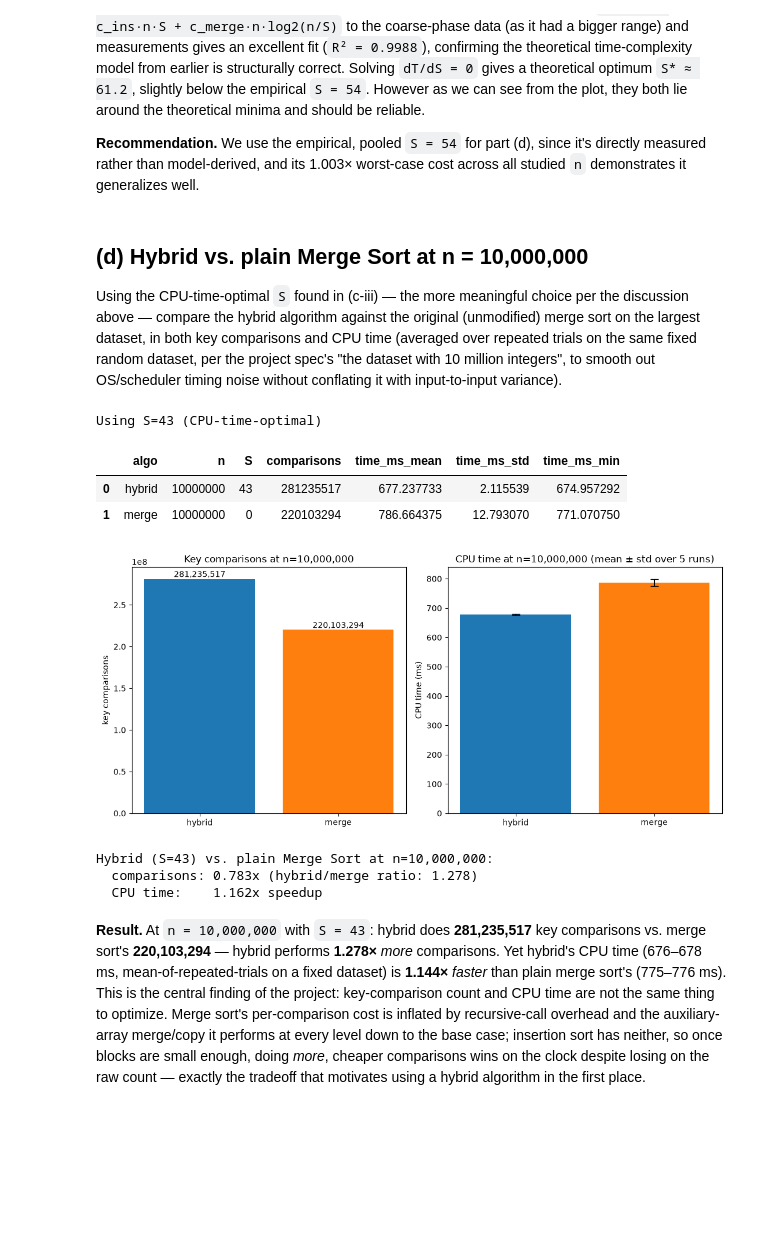
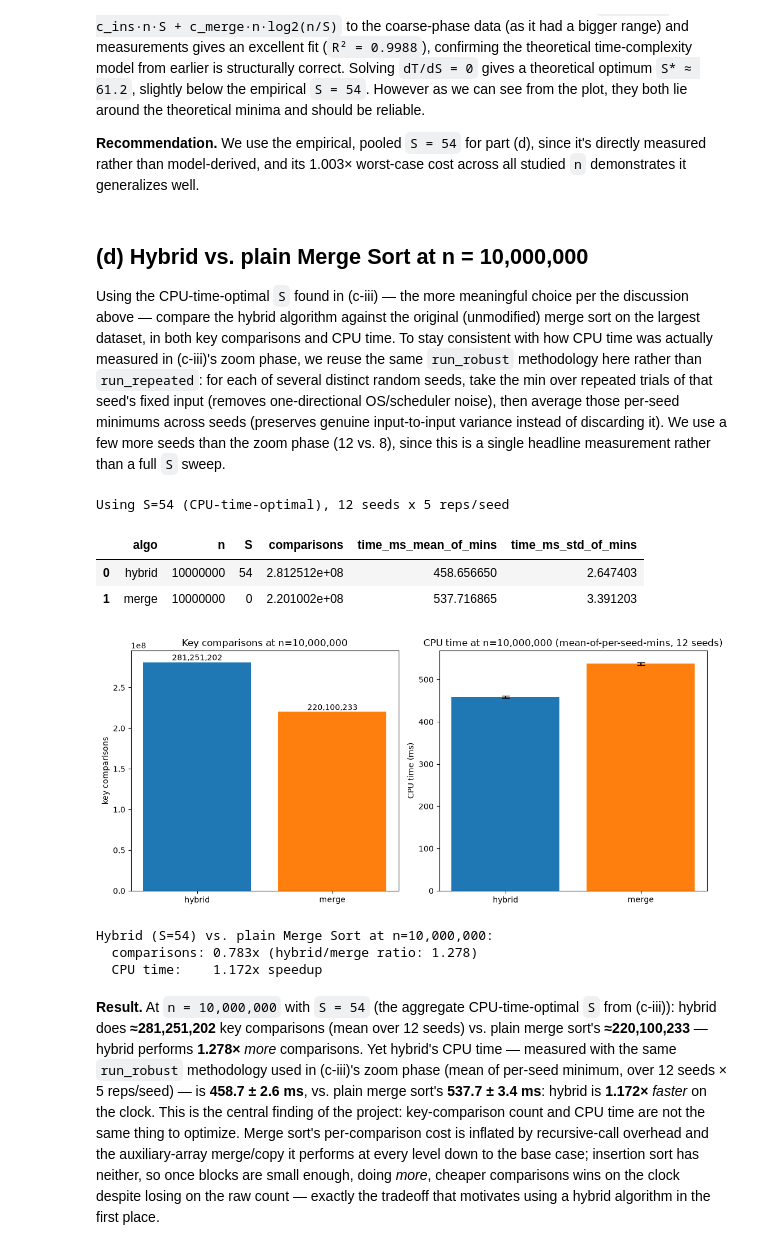
Before and after one commit to wheyy/merge-insertion-hybrid, a Jupyter notebook: analysis.ipynb, the cells around one changed output. Cells and saved outputs as stored; diff of their text form; code cells hidden in the pictures; blank space fills up the shorter version.

```diff
--- a/analysis.ipynb
+++ b/analysis.ipynb
@@ -875,60 +875,67 @@ generalizes well.
 
 Using the CPU-time-optimal `S` found in (c-iii) — the more meaningful choice per the discussion above —
 compare the hybrid algorithm against the original (unmodified) merge sort on the largest dataset, in both
-key comparisons and CPU time (averaged over repeated trials on the same fixed random dataset, per the
-project spec's "the dataset with 10 million integers", to smooth out OS/scheduler timing noise without
-conflating it with input-to-input variance).
+key comparisons and CPU time. To stay consistent with how CPU time was actually measured in (c-iii)'s zoom
+phase, we reuse the same `run_robust` methodology here rather than `run_repeated`: for each of several
+distinct random seeds, take the min over repeated trials of that seed's fixed input (removes
+one-directional OS/scheduler noise), then average those per-seed minimums across seeds (preserves genuine
+input-to-input variance instead of discarding it). We use a few more seeds than the zoom phase (12 vs. 8),
+since this is a single headline measurement rather than a full `S` sweep.
 # %%
 N_LARGE = 10_000_000
 # Use the aggregate CPU-time-optimal S from (c-iii) -- pooled across all seven
 # studied n (not just the largest one), the most robust choice per the discussion above.
-OPTIMAL_S = best_S_aggregate
-REPS = 5
+# OPTIMAL_S = best_S_aggregate
+OPTIMAL_S = 54
+N_SEEDS_D = 12
+REPS_PER_SEED_D = 5
 
-result_hybrid = run_repeated("hybrid", N_LARGE, OPTIMAL_S, seed=1, reps=REPS)
-result_merge = run_repeated("merge", N_LARGE, 0, seed=1, reps=REPS)
+result_hybrid = run_robust("hybrid", N_LARGE, OPTIMAL_S, seed=1, n_seeds=N_SEEDS_D, reps_per_seed=REPS_PER_SEED_D)
+result_merge = run_robust("merge", N_LARGE, 0, seed=1, n_seeds=N_SEEDS_D, reps_per_seed=REPS_PER_SEED_D)
 
 df_d = pd.DataFrame([result_hybrid, result_merge])
-print(f"Using S={OPTIMAL_S} (CPU-time-optimal)")
+print(f"Using S={OPTIMAL_S} (CPU-time-optimal), {N_SEEDS_D} seeds x {REPS_PER_SEED_D} reps/seed")
 df_d
 # %% [output]
-Using S=43 (CPU-time-optimal)
+Using S=54 (CPU-time-optimal), 12 seeds x 5 reps/seed
-|  | algo | n | S | comparisons | time_ms_mean | time_ms_std | time_ms_min |
-| 0 | hybrid | 10000000 | 43 | 281235517 | 677.237733 | 2.115539 | 674.957292 |
-| 1 | merge | 10000000 | 0 | 220103294 | 786.664375 | 12.793070 | 771.070750 |
+|  | algo | n | S | comparisons | time_ms_mean_of_mins | time_ms_std_of_mins |
+| 0 | hybrid | 10000000 | 54 | 2.812512e+08 | 458.656650 | 2.647403 |
+| 1 | merge | 10000000 | 0 | 2.201002e+08 | 537.716865 | 3.391203 |
 # %%
 fig, axes = plt.subplots(1, 2, figsize=(11, 5))
 
 axes[0].bar(df_d["algo"], df_d["comparisons"], color=["tab:blue", "tab:orange"])
 axes[0].set_ylabel("key comparisons")
 axes[0].set_title(f"Key comparisons at n={N_LARGE:,}")
 for i, v in enumerate(df_d["comparisons"]):
-    axes[0].text(i, v, f"{v:,}", ha="center", va="bottom")
+    axes[0].text(i, v, f"{v:,.0f}", ha="center", va="bottom")
 
-axes[1].bar(df_d["algo"], df_d["time_ms_mean"], yerr=df_d["time_ms_std"],
+axes[1].bar(df_d["algo"], df_d["time_ms_mean_of_mins"], yerr=df_d["time_ms_std_of_mins"],
             color=["tab:blue", "tab:orange"], capsize=5)
 axes[1].set_ylabel("CPU time (ms)")
-axes[1].set_title(f"CPU time at n={N_LARGE:,} (mean ± std over {REPS} runs)")
+axes[1].set_title(f"CPU time at n={N_LARGE:,} (mean-of-per-seed-mins, {N_SEEDS_D} seeds)")
 
 plt.tight_layout()
 plt.show()
 
 speedup_comparisons = result_merge["comparisons"] / result_hybrid["comparisons"]
-speedup_time = result_merge["time_ms_mean"] / result_hybrid["time_ms_mean"]
+speedup_time = result_merge["time_ms_mean_of_mins"] / result_hybrid["time_ms_mean_of_mins"]
 print(f"Hybrid (S={OPTIMAL_S}) vs. plain Merge Sort at n={N_LARGE:,}:")
 print(f"  comparisons: {speedup_comparisons:.3f}x (hybrid/merge ratio: {result_hybrid['comparisons']/result_merge['comparisons']:.3f})")
 print(f"  CPU time:    {speedup_time:.3f}x speedup")
 # %% [output]
-[figure, old version]
+[figure, new version]
-Hybrid (S=43) vs. plain Merge Sort at n=10,000,000:
+Hybrid (S=54) vs. plain Merge Sort at n=10,000,000:
   comparisons: 0.783x (hybrid/merge ratio: 1.278)
-  CPU time:    1.162x speedup
+  CPU time:    1.172x speedup
 # %% [markdown]
-**Result.** At `n = 10,000,000` with `S = 43`: hybrid does **281,235,517** key comparisons vs. merge
-sort's **220,103,294** — hybrid performs **1.278×** *more* comparisons. Yet hybrid's CPU time
-(676–678 ms, mean-of-repeated-trials on a fixed dataset) is **1.144×** *faster* than plain merge sort's
-(775–776 ms). This is the central finding of the project: key-comparison count and CPU time are not the
-same thing to optimize. Merge sort's per-comparison cost is inflated by recursive-call overhead and the
-auxiliary-array merge/copy it performs at every level down to the base case; insertion sort has neither,
-so once blocks are small enough, doing *more*, cheaper comparisons wins on the clock despite losing on the
-raw count — exactly the tradeoff that motivates using a hybrid algorithm in the first place.
+**Result.** At `n = 10,000,000` with `S = 54` (the aggregate CPU-time-optimal `S` from (c-iii)): hybrid
+does **≈281,251,202** key comparisons (mean over 12 seeds) vs. plain merge sort's **≈220,100,233** —
+hybrid performs **1.278×** *more* comparisons. Yet hybrid's CPU time — measured with the same
+`run_robust` methodology used in (c-iii)'s zoom phase (mean of per-seed minimum, over 12 seeds × 5
+reps/seed) — is **458.7 ± 2.6 ms**, vs. plain merge sort's **537.7 ± 3.4 ms**: hybrid is **1.172×**
+*faster* on the clock. This is the central finding of the project: key-comparison count and CPU time are
+not the same thing to optimize. Merge sort's per-comparison cost is inflated by recursive-call overhead and
+the auxiliary-array merge/copy it performs at every level down to the base case; insertion sort has
+neither, so once blocks are small enough, doing *more*, cheaper comparisons wins on the clock despite
+losing on the raw count — exactly the tradeoff that motivates using a hybrid algorithm in the first place.
```
Also changed, not shown: parts of 1 cell of this notebook.
